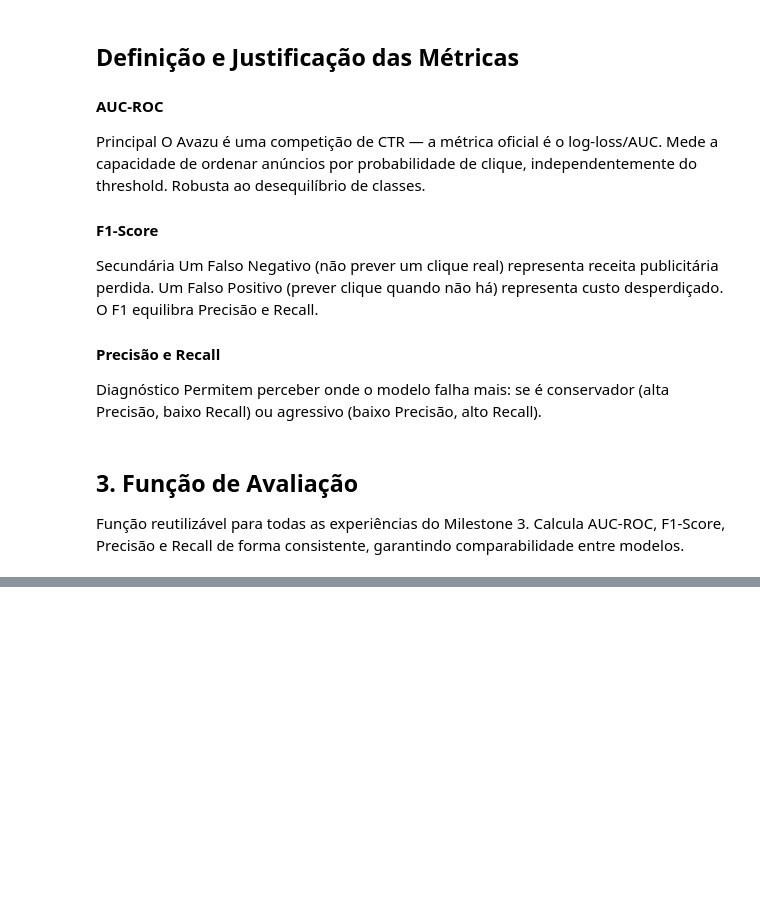
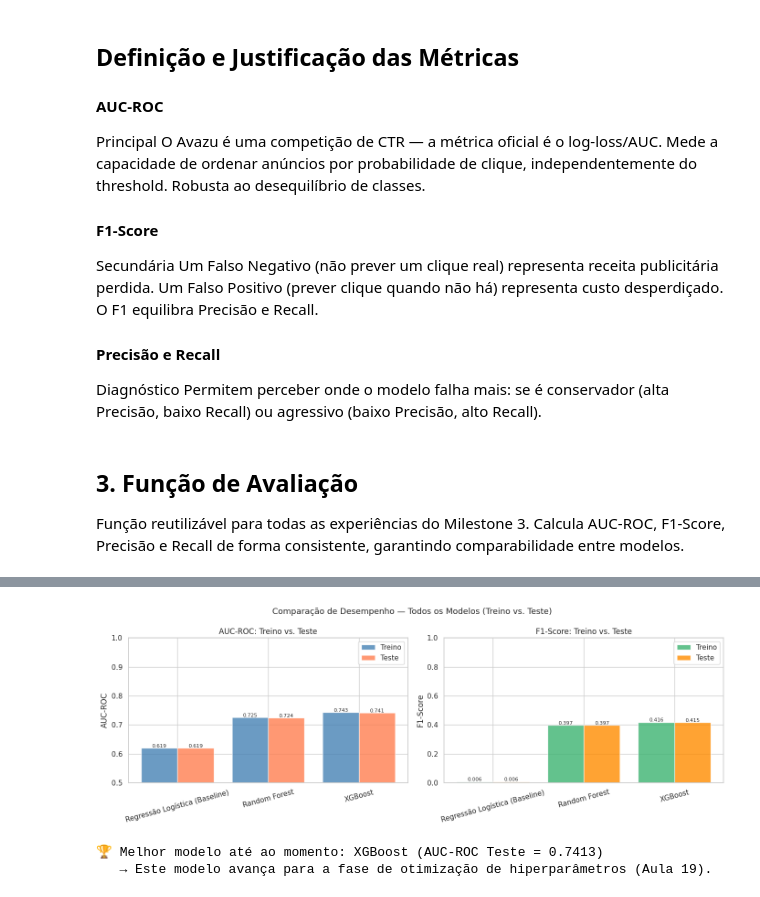
Before and after one commit to BernardoFernandes7/Projeto-Final, a Jupyter notebook: notebooks/2.0_modelacao_treino.ipynb, the cells around one changed output, grey strips where cells are left out. Saved outputs shown, nothing was run; the diff lists cells and outputs as text; code cells hidden in the pictures; blank space fills up the shorter version.

```diff
--- a/notebooks/2.0_modelacao_treino.ipynb
+++ b/notebooks/2.0_modelacao_treino.ipynb
@@ -904,0 +1011,19 @@ def avaliar_modelo(modelo, X_test, y_test, nome='Modelo'):
+# %%
+from sklearn.ensemble import RandomForestClassifier
+
+# ── Modelo 1: Random Forest ──────────────────────────────────
+print('A treinar Random Forest...')
+t0 = time.time()
+rf = RandomForestClassifier(
+    n_estimators=100,
+    max_depth=10,
+    random_state=42,
+    n_jobs=-1,
+    class_weight='balanced'   # compensa o desequilíbrio de classes
+)
+rf.fit(X_train, y_train)
+t_rf = time.time() - t0
+print(f'✅ Random Forest treinado em {t_rf:.1f}s')
+
+res_rf = avaliar_completo(rf, X_train, y_train, X_test, y_test, 'Random Forest')
+resultados_todos.append(res_rf)
@@ -904,0 +1095,57 @@ def avaliar_modelo(modelo, X_test, y_test, nome='Modelo'):
+# %%
+# ── Tabela Comparativa Treino vs. Teste ─────────────────────
+df_resultados = pd.DataFrame(resultados_todos)
+df_resultados['Δ AUC (Overfitting?)'] = (
+    df_resultados['AUC-ROC (Treino)'] - df_resultados['AUC-ROC (Teste)']
+).round(4)
+
+print('\n' + '='*70)
+print('TABELA COMPARATIVA — MÉTRICAS DE TREINO vs. TESTE')
+print('='*70)
+display(df_resultados.set_index('Modelo'))
+
+# ── Gráfico comparativo ──────────────────────────────────────
+fig, axes = plt.subplots(1, 2, figsize=(14, 5))
+
+modelos = df_resultados['Modelo'].tolist()
+auc_treino = df_resultados['AUC-ROC (Treino)'].tolist()
+auc_teste  = df_resultados['AUC-ROC (Teste)'].tolist()
+x = range(len(modelos))
+
+axes[0].bar([i - 0.2 for i in x], auc_treino, 0.4, label='Treino', color='steelblue', alpha=0.8)
+axes[0].bar([i + 0.2 for i in x], auc_teste,  0.4, label='Teste',  color='coral',     alpha=0.8)
+axes[0].set_xticks(list(x))
+axes[0].set_xticklabels(modelos, rotation=15)
+axes[0].set_ylabel('AUC-ROC')
+axes[0].set_title('AUC-ROC: Treino vs. Teste')
+axes[0].legend()
+axes[0].set_ylim(0.5, 1.0)
+for i, (tr, te) in enumerate(zip(auc_treino, auc_teste)):
+    axes[0].annotate(f'{tr:.3f}', (i - 0.2, tr + 0.002), ha='center', fontsize=8)
+    axes[0].annotate(f'{te:.3f}', (i + 0.2, te + 0.002), ha='center', fontsize=8)
+
+f1_treino = df_resultados['F1 (Treino)'].tolist()
+f1_teste  = df_resultados['F1 (Teste)'].tolist()
+axes[1].bar([i - 0.2 for i in x], f1_treino, 0.4, label='Treino', color='mediumseagreen', alpha=0.8)
+axes[1].bar([i + 0.2 for i in x], f1_teste,  0.4, label='Teste',  color='darkorange',    alpha=0.8)
+axes[1].set_xticks(list(x))
+axes[1].set_xticklabels(modelos, rotation=15)
+axes[1].set_ylabel('F1-Score')
+axes[1].set_title('F1-Score: Treino vs. Teste')
+axes[1].legend()
+axes[1].set_ylim(0.0, 1.0)
+for i, (tr, te) in enumerate(zip(f1_treino, f1_teste)):
+    axes[1].annotate(f'{tr:.3f}', (i - 0.2, tr + 0.005), ha='center', fontsize=8)
+    axes[1].annotate(f'{te:.3f}', (i + 0.2, te + 0.005), ha='center', fontsize=8)
+
+plt.suptitle('Comparação de Desempenho — Todos os Modelos (Treino vs. Teste)', fontsize=13)
+plt.tight_layout()
+plt.show()
+
+# ── Identificar o melhor modelo ──────────────────────────────
+melhor_idx  = df_resultados['AUC-ROC (Teste)'].idxmax()
+melhor_nome = df_resultados.loc[melhor_idx, 'Modelo']
+melhor_auc  = df_resultados.loc[melhor_idx, 'AUC-ROC (Teste)']
+print(f'\n🏆 Melhor modelo até ao momento: {melhor_nome} (AUC-ROC Teste = {melhor_auc:.4f})')
+print('   → Este modelo avança para a fase de otimização de hiperparâmetros (Aula 19).')
+# %% [output]
@@ -904,0 +1160,3 @@ def avaliar_modelo(modelo, X_test, y_test, nome='Modelo'):
+[figure, added]
+🏆 Melhor modelo até ao momento: XGBoost (AUC-ROC Teste = 0.7413)
+   → Este modelo avança para a fase de otimização de hiperparâmetros (Aula 19).
```
Also changed, not shown: parts of 10 cells of this notebook.
